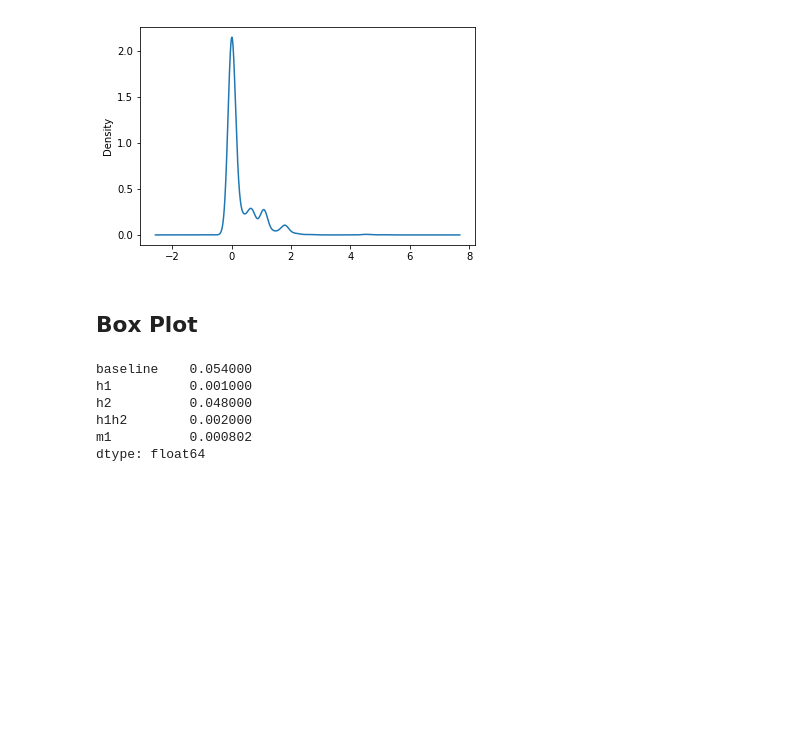
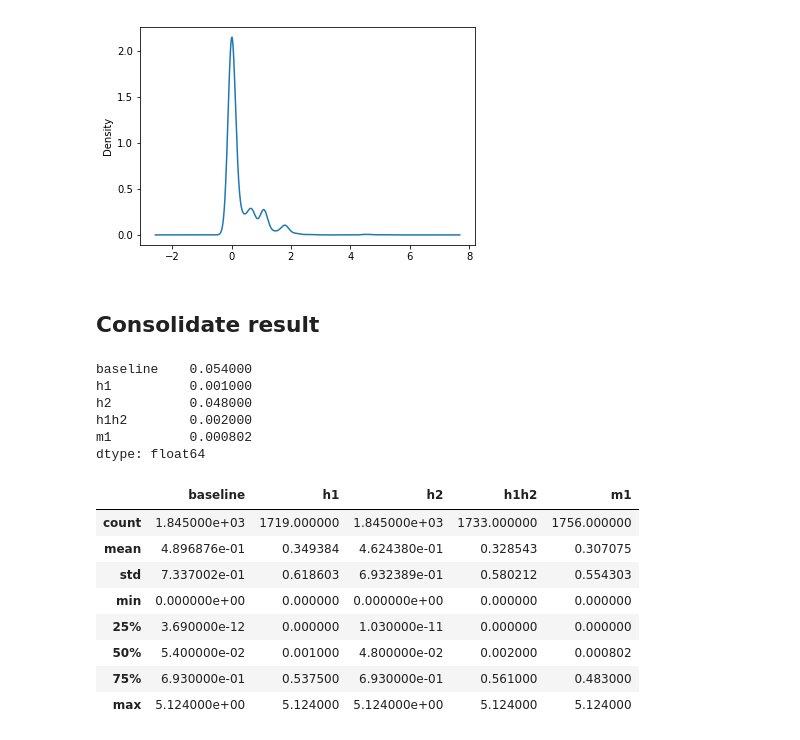
Before and after one commit to DiegoEliasCosta/snippet-optimization, a Jupyter notebook: Results_and_Plots/Alignement_Entropy_Plots.ipynb, the cells around one changed output. Saved outputs shown, nothing was run; the diff lists cells and outputs as text; code cells hidden in the pictures; blank space fills up the shorter version.

```diff
--- a/Results_and_Plots/Alignement_Entropy_Plots.ipynb
+++ b/Results_and_Plots/Alignement_Entropy_Plots.ipynb
@@ -85,6 +85,6 @@ median:  0    0.000802
 dtype: float64
 <matplotlib.axes._subplots.AxesSubplot at 0x...>
 [figure]
-# %% [markdown]
-## Box Plot
+# %% [markdown]
+## Consolidate result
 # %%
@@ -104,4 +104,16 @@ h2          0.048000
 h1h2        0.002000
 m1          0.000802
 dtype: float64
+# %%
+consolidated_df.describe()
+# %% [output]
+|  | baseline | h1 | h2 | h1h2 | m1 |
+| count | 1.845000e+03 | 1719.000000 | 1.845000e+03 | 1733.000000 | 1756.000000 |
+| mean | 4.896876e-01 | 0.349384 | 4.624380e-01 | 0.328543 | 0.307075 |
+| std | 7.337002e-01 | 0.618603 | 6.932389e-01 | 0.580212 | 0.554303 |
+| min | 0.000000e+00 | 0.000000 | 0.000000e+00 | 0.000000 | 0.000000 |
+| 25% | 3.690000e-12 | 0.000000 | 1.030000e-11 | 0.000000 | 0.000000 |
+| 50% | 5.400000e-02 | 0.001000 | 4.800000e-02 | 0.002000 | 0.000802 |
+| 75% | 6.930000e-01 | 0.537500 | 6.930000e-01 | 0.561000 | 0.483000 |
+| max | 5.124000e+00 | 5.124000 | 5.124000e+00 | 5.124000 | 5.124000 |
 # %%
```
Also changed, not shown: parts of 4 cells of this notebook, 10 other files.
